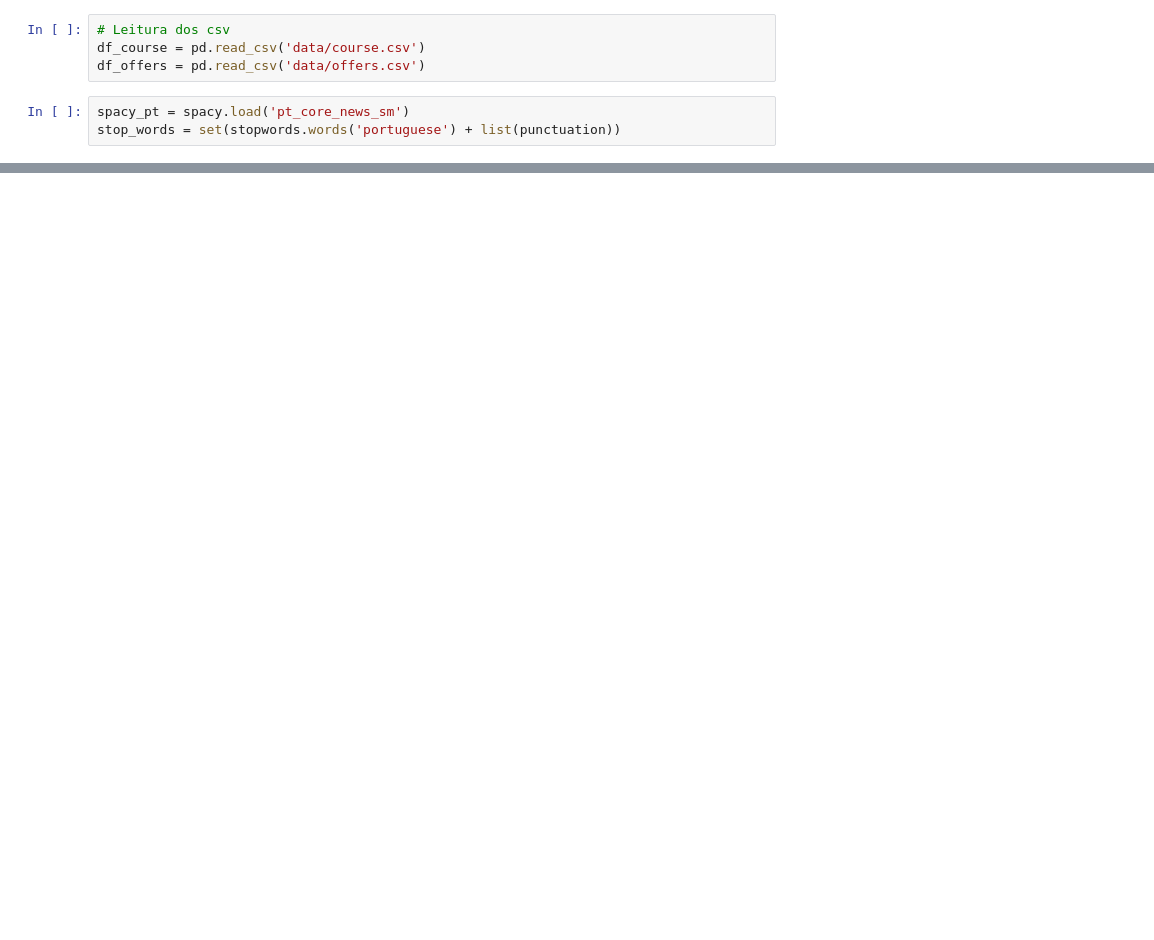
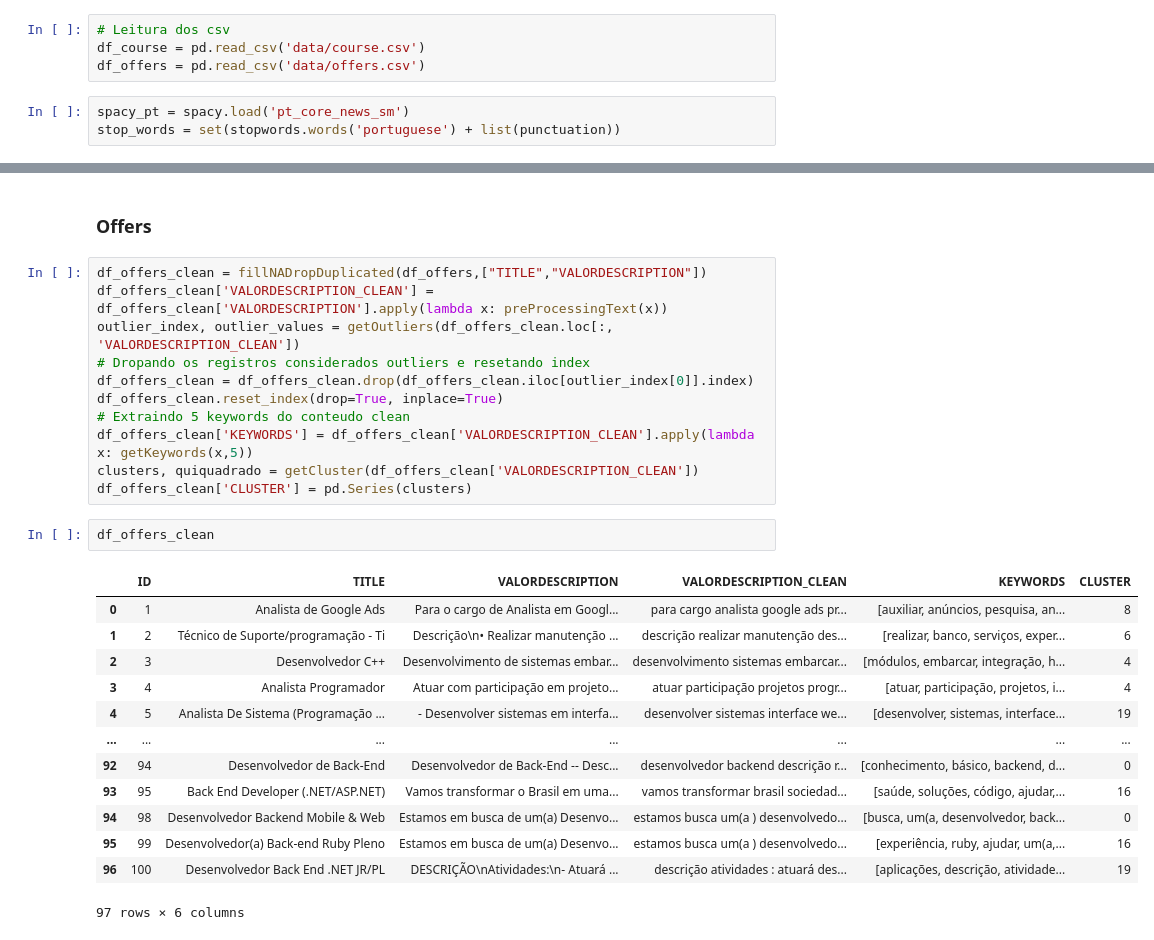
Before and after one commit to TgoPedrosa/DEV_IA_PLN, a Jupyter notebook: Pre-processamento.ipynb, the cells around one changed output, grey strips where cells are left out. Cells and saved outputs as stored; diff of their text form; blank space fills up the shorter version.

```diff
--- a/Pre-processamento.ipynb
+++ b/Pre-processamento.ipynb
@@ -90,0 +393,29 @@ df_course_clean
+# %% [markdown]
+### Offers
+# %%
+df_offers_clean = fillNADropDuplicated(df_offers,["TITLE","VALORDESCRIPTION"])
+df_offers_clean['VALORDESCRIPTION_CLEAN'] = df_offers_clean['VALORDESCRIPTION'].apply(lambda x: preProcessingText(x))
+outlier_index, outlier_values = getOutliers(df_offers_clean.loc[:, 'VALORDESCRIPTION_CLEAN'])
+# Dropando os registros considerados outliers e resetando index
+df_offers_clean = df_offers_clean.drop(df_offers_clean.iloc[outlier_index[0]].index)
+df_offers_clean.reset_index(drop=True, inplace=True)
+# Extraindo 5 keywords do conteudo clean
+df_offers_clean['KEYWORDS'] = df_offers_clean['VALORDESCRIPTION_CLEAN'].apply(lambda x: getKeywords(x,5))
+clusters, quiquadrado = getCluster(df_offers_clean['VALORDESCRIPTION_CLEAN'])
+df_offers_clean['CLUSTER'] = pd.Series(clusters)
+# %%
+df_offers_clean
+# %% [output]
+|  | ID | TITLE | VALORDESCRIPTION | VALORDESCRIPTION_CLEAN | KEYWORDS | CLUSTER |
+| 0 | 1 | Analista de Google Ads | Para o cargo de Analista em Googl... | para cargo analista google ads pr... | [auxiliar, anúncios, pesquisa, an... | 8 |
+| 1 | 2 | Técnico de Suporte/programação - Ti | Descrição\n• Realizar manutenção ... | descrição realizar manutenção des... | [realizar, banco, serviços, exper... | 6 |
+| 2 | 3 | Desenvolvedor C++ | Desenvolvimento de sistemas embar... | desenvolvimento sistemas embarcar... | [módulos, embarcar, integração, h... | 4 |
+| 3 | 4 | Analista Programador | Atuar com participação em projeto... | atuar participação projetos progr... | [atuar, participação, projetos, i... | 4 |
+| 4 | 5 | Analista De Sistema (Programação ... | - Desenvolver sistemas em interfa... | desenvolver sistemas interface we... | [desenvolver, sistemas, interface... | 19 |
+| ... | ... | ... | ... | ... | ... | ... |
+| 92 | 94 | Desenvolvedor de Back-End | Desenvolvedor de Back-End -- Desc... | desenvolvedor backend descrição r... | [conhecimento, básico, backend, d... | 0 |
+| 93 | 95 | Back End Developer (.NET/ASP.NET) | Vamos transformar o Brasil em uma... | vamos transformar brasil sociedad... | [saúde, soluções, código, ajudar,... | 16 |
+| 94 | 98 | Desenvolvedor Backend Mobile & Web | Estamos em busca de um(a) Desenvo... | estamos busca um(a ) desenvolvedo... | [busca, um(a, desenvolvedor, back... | 0 |
+| 95 | 99 | Desenvolvedor(a) Back-end Ruby Pleno | Estamos em busca de um(a) Desenvo... | estamos busca um(a ) desenvolvedo... | [experiência, ruby, ajudar, um(a,... | 16 |
+| 96 | 100 | Desenvolvedor Back End .NET JR/PL | DESCRIÇÃO\nAtividades:\n- Atuará ... | descrição atividades : atuará des... | [aplicações, descrição, atividade... | 19 |
+97 rows × 6 columns
```
Also changed, not shown: parts of 29 cells of this notebook.
